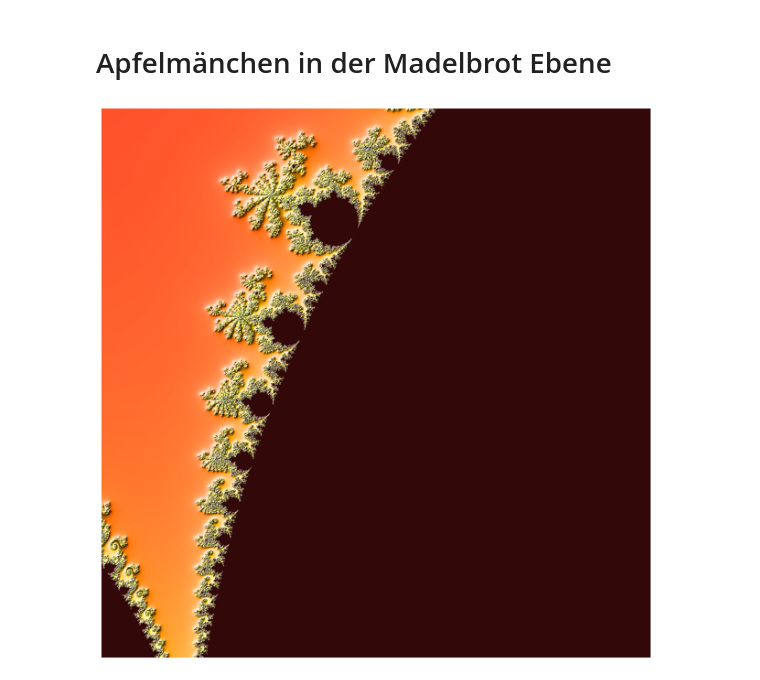
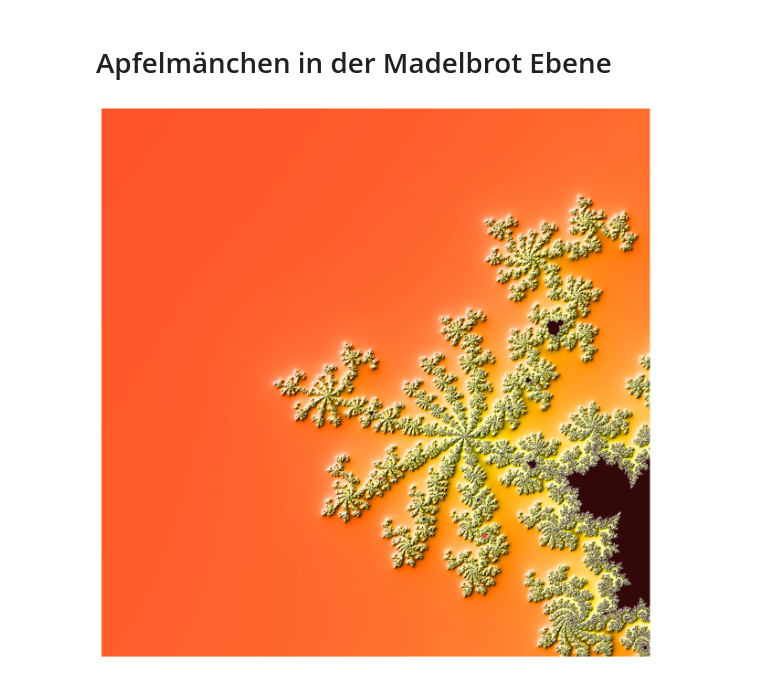
Before and after one commit to mgje/PIUMP, a Jupyter notebook: hs2020/Jupyter_Notebooks_im_Unterricht.ipynb, the cells around one changed output. Saved outputs shown, nothing was run; the diff lists cells and outputs as text; code cells hidden in the pictures.

```diff
--- a/hs2020/Jupyter_Notebooks_im_Unterricht.ipynb
+++ b/hs2020/Jupyter_Notebooks_im_Unterricht.ipynb
@@ -424,8 +425,9 @@ plot_coords(turtle_to_coords(transform_multiple('F', {'F': 'F+F--F+F'}, 2),45))
 # %% [markdown]
 ## Hilbert Kurve
 # %%
+n = 3 #@param {type: "slider", min: 1, max: 7}
 plot_coords(turtle_to_coords(transform_multiple('L', {
     'L': '-RF+LFL+FR-',
     'R': '+LF-RFR-FL+'
-}, 4), 90))
+}, n), 90))
 # %% [output]
@@ -488,0 +489,4 @@ l_plot('F', {'F': 'FF[++F][-FF]'}, 5, 22)
+# %%
+N = 5  #@param {type: "slider", min: 1, max: 8}
+w = 17 #@param {type: "slider", min: 8, max: 45}
+l_plot('F', {'F': 'FF[++F][-FF]'}, N, w)
@@ -540,51 +546,46 @@ ymin, ymax = -.5  , -.3
 xmin, xmax = -.8 , -.5
 ymin, ymax = -.4  , -.1
 
-#xmin, xmax = -1.0 , -.7
-#ymin, ymax = -.5  , -.2
+ecke_x = -0.76 #@param {type:"slider", min:-1.5, max:1.5, step:0.01}
+ecke_y = -0.4 #@param {type:"slider", min:-1.1, max:1.1, step:0.01}
 
-#xmin, xmax = -1.0 , -.6
-#ymin, ymax = -.4  , -.0
+zoom = 3.95 #@param {type:"slider", min:1, max:9, step:0.05}
+zoomStufe = 2 #@param {type:"slider", min:1, max:5, step:1}
+dx = 2.0/(10**zoomStufe)*zoom
 
-#xmin, xmax = -.9 , -.7
-#ymin, ymax = -.3  , -.1
-
-#xmin, xmax = -.85 , -.75
-#ymin, ymax = -.20  , -.10
-
-#xmin, xmax = -.825 , -.775
-#ymin, ymax = -.175  , -.125
+xmin, xmax = ecke_x , ecke_x+dx
+ymin, ymax = ecke_y , ecke_y+dx
 
 xn, yn = 1200,1200
 
 maxiter = 200
 horizon = 2.0 ** 40
 log_horizon = np.log(np.log(horizon))/np.log(2)
 Z, N = mandelbrot_set(xmin, xmax, ymin, ymax, int(xn), int(yn), maxiter, horizon)     # Normalized recount as explained in:
 # https://linas.org/art-gallery/escape/smooth.html
 # https://www.ibm.com/developerworks/community/blogs/jfp/entry/My_Christmas_Gift
 # This line will generate warnings for null values but it is faster to
 # process them afterwards using the nan_to_num
 with np.errstate(invalid='ignore'):
   M = np.nan_to_num(N + 1 - np.log(np.log(abs(Z)))/np.log(2) + log_horizon)
   dpi = 120
   width = 10
   height = 10*yn/xn
 
   fig = plt.figure(figsize=(width, height), dpi=dpi)
   ax = fig.add_axes([0.0, 0.0, 1.0, 1.0], frameon=False, aspect=1)     # Shaded rendering
   light = colors.LightSource(azdeg=315, altdeg=10)
   M = light.shade(M, cmap=plt.cm.hot, vert_exag=1.5,
                   norm=colors.PowerNorm(0.3), blend_mode='hsv')
 
   plt.imshow(M, extent=[xmin, xmax, ymin, ymax], interpolation="bicubic")
   ax.set_xticks([])
   ax.set_yticks([])     # Some advertisement for matplotlib
   year = time.strftime("%Y")
   major, minor, micro = matplotlib.__version__.split('.', 2)
   #text = ("The Mandelbrot fractal set\n"
   #        "Rendered with matplotlib %s.%s, %s - http://matplotlib.org" % (major, minor, year))
   #ax.text(xmin+.025, ymin+.025, text, color="white", fontsize=12, alpha=0.5)
   plt.show()
 # %% [output]
-[figure, old version]
+[figure, new version]
```
Also changed, not shown: parts of 6 cells of this notebook.
